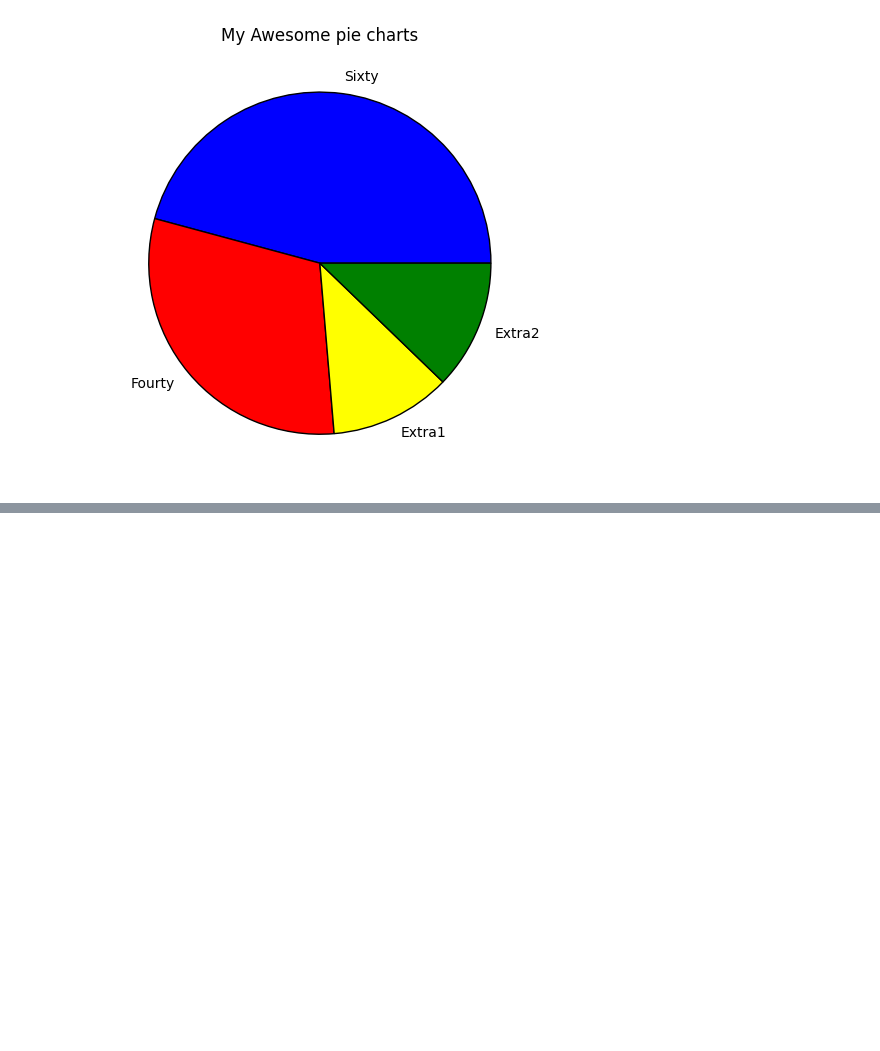
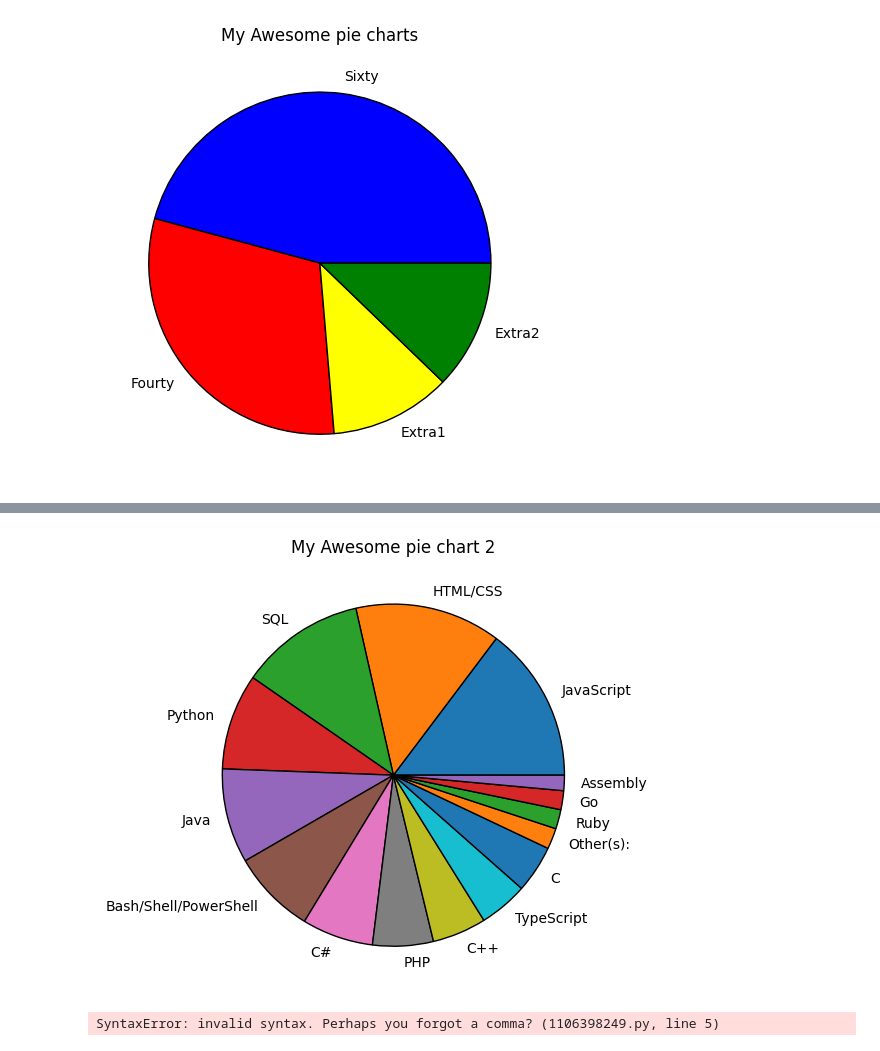
Before and after one commit to Sanj-bot/JourneyIntoTheWorldOfPython, a Jupyter notebook: Frameworks/MathPlotLib/matplotlib3.ipynb, the cells around one changed output, grey strips where cells are left out. Drawn from its saved outputs; the diff is of its cells as text; code cells hidden in the pictures; blank space fills up the shorter version.

```diff
--- a/Frameworks/MathPlotLib/matplotlib3.ipynb
+++ b/Frameworks/MathPlotLib/matplotlib3.ipynb
@@ -16,2 +13,20 @@ plt.tight_layout()
 # %%
-plt.show()
+
+# Language Popularity
+slices = [59219, 55466, 47544, 36443, 35917, 31991, 27097, 23030, 20524, 18523, 18017, 7920, 7331, 7201, 5833]
+labels = ['JavaScript', 'HTML/CSS', 'SQL', 'Python', 'Java', 'Bash/Shell/PowerShell', 'C#', 'PHP', 'C++', 'TypeScript', 'C', 'Other(s):', 'Ruby', 'Go', 'Assembly']
+plt.pie(slices,labels=labels,wedgeprops={'edgecolor':'black'})
+plt.title("My Awesome pie chart 2")
+plt.tight_layout()
+# %% [output]
+[figure, added]
+# %%
+# Language Popularity
+slices = [59219, 55466, 47544, 36443, 35917]
+labels = ['JavaScript', 'HTML/CSS', 'SQL', 'Python', 'Java']
+explode=[0,0,0,0.1,0]
+plt.pie(slices,labels=labels,explode=explode,shadow=True,startangle=90,autopct='%1.1f%%'wedgeprops={'edgecolor':'black'})
+plt.title("My Awesome pie chart 2")
+plt.tight_layout()
+# %% [output]
+SyntaxError: invalid syntax. Perhaps you forgot a comma? (1106398249.py, line 5)
```
Also changed, not shown: parts of 1 cell of this notebook.
